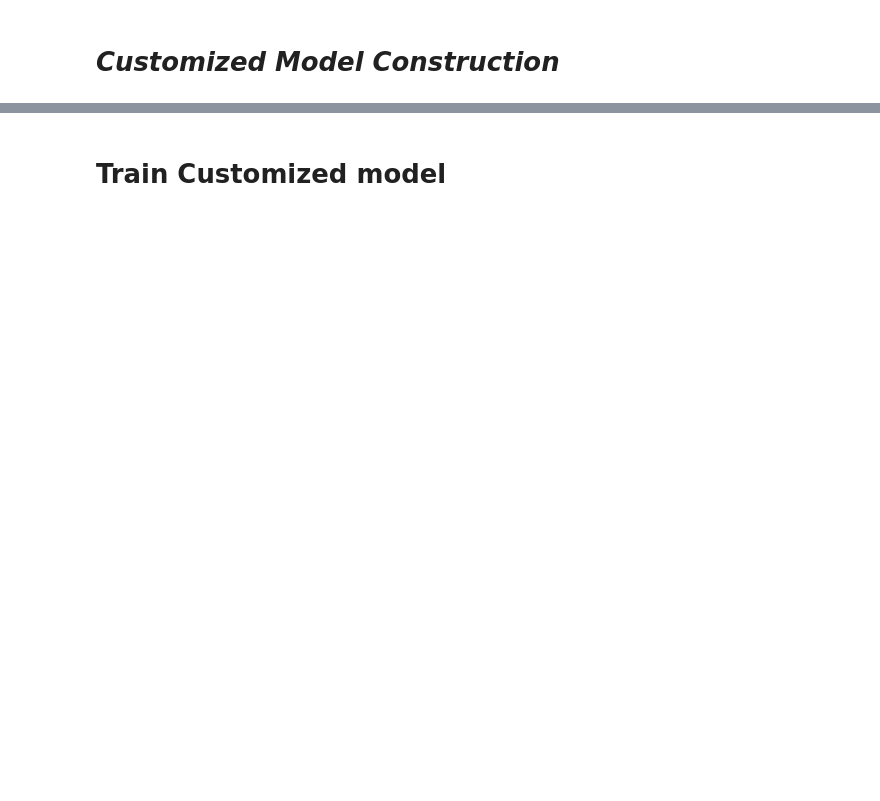
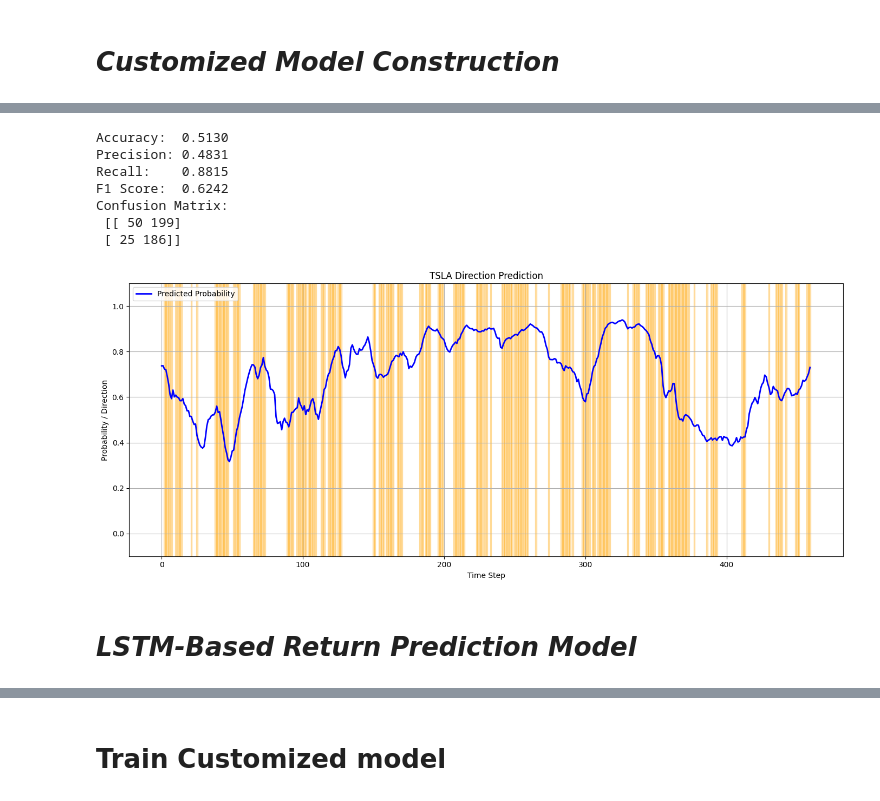
Before and after one commit to ethanyoum/TSLA-Predictions, a Jupyter notebook: EthanYoum_StockProject_RealFinalized.ipynb, the cells around one changed output, grey strips where cells are left out. Cells and saved outputs as stored; diff of their text form; code cells hidden in the pictures; blank space fills up the shorter version.

```diff
--- a/EthanYoum_StockProject_RealFinalized.ipynb
+++ b/EthanYoum_StockProject_RealFinalized.ipynb
@@ -778,0 +1320,29 @@ result
+# %%
+class GRUWithAttentionClassifier(nn.Module):
+    def __init__(self, input_size, hidden_size=128, num_layers=2, dropout=0.3, bidirectional=False):
+        super().__init__()
+        self.hidden_size = hidden_size
+        self.num_layers = num_layers
+        self.num_directions = 2 if bidirectional else 1
+
+        self.gru = nn.GRU(input_size, hidden_size, num_layers,
+                          batch_first=True, dropout=dropout if num_layers > 1 else 0,
+                          bidirectional=bidirectional)
+
+        self.attn = nn.Linear(hidden_size * self.num_directions, 1)
+        self.dropout = nn.Dropout(dropout)
+        self.norm = nn.LayerNorm(hidden_size * self.num_directions)
+        self.fc = nn.Linear(hidden_size * self.num_directions, 1)
+        # self.sigmoid = nn.Sigmoid() ← REMOVE THIS
+
+    def forward(self, x):
+        h0 = torch.zeros(self.num_layers * self.num_directions, x.size(0), self.hidden_size).to(x.device)
+        out, _ = self.gru(x, h0)
+
+        attn_scores = self.attn(out).squeeze(-1)
+        attn_weights = torch.softmax(attn_scores, dim=1)
+        context = torch.sum(out * attn_weights.unsqueeze(-1), dim=1)
+
+        out = self.dropout(context)
+        out = self.norm(out)
+        return self.fc(out)
@@ -778,0 +1431,11 @@ result
+# %%
+# GRU with Attention
+model = GRUWithAttentionClassifier(
+    input_size=x_train.shape[2],
+    hidden_size=128,
+    num_layers=2,
+    dropout=0.1,
+    bidirectional = False
+)
+# %%
+model = train_model(model, x_train, y_train, epochs=200, model_path="tsla_attention.pt")
@@ -778,0 +1460,13 @@ result
+# %%
+predicted, actual, acc, f1 = evaluate_model(model, x_test, y_test)
+# %% [output]
+Accuracy:  0.5130
+Precision: 0.4831
+Recall:    0.8815
+F1 Score:  0.6242
+Confusion Matrix:
+ [[ 50 199]
+ [ 25 186]]
+[figure, added]
+# %% [markdown]
+# *LSTM-Based Return Prediction Model*
```
Also changed, not shown: parts of 85 cells of this notebook.
